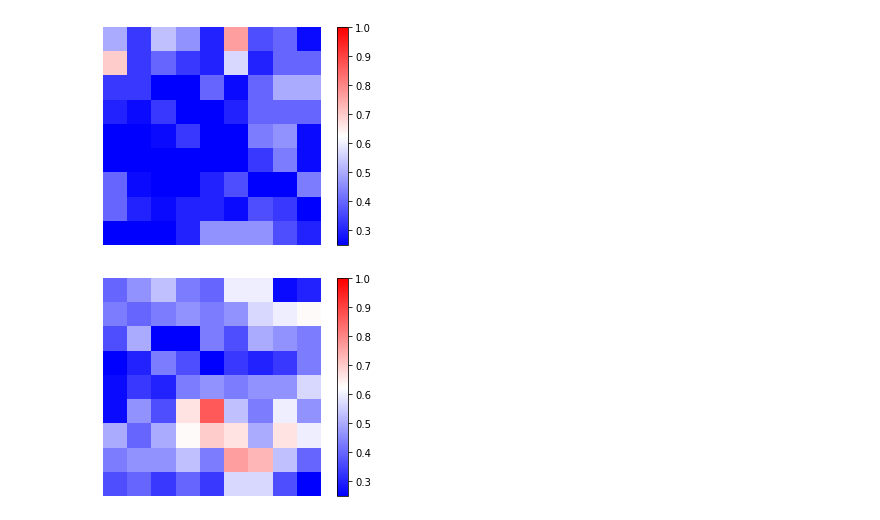
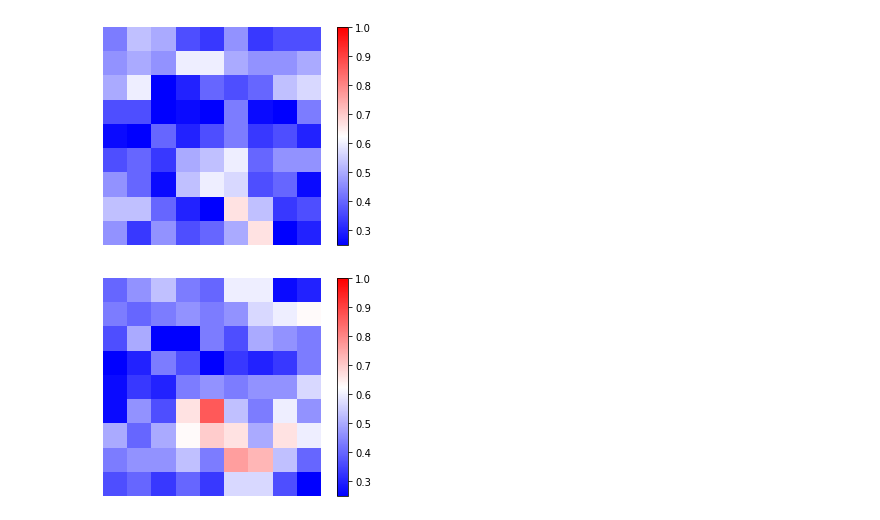
Before and after one commit to YunruoNi/BCI_Project, a Jupyter notebook: test_main.ipynb, the cells around one changed output. Saved outputs shown, nothing was run; the diff lists cells and outputs as text; code cells hidden in the pictures.

```diff
--- a/test_main.ipynb
+++ b/test_main.ipynb
@@ -53,7 +53,7 @@ accs = run_single_time_window('N', 'SR', -0.2, 0.2, 2)
 # %%
-accs = run_single_time_window('L', 'SR', -0.2, 0.2, 2)
+accs = run_single_time_window('L', 'SR', -1, 2, 2)
 # %% [output]
-[figure, old version]
+[figure, new version]
 # %%
 accs = run_single_time_window('L', 'GO-ON', 0.2, 0.5, 2)
 # %% [output]
```
Also changed, not shown: parts of 1 cell of this notebook, 2 other files.
